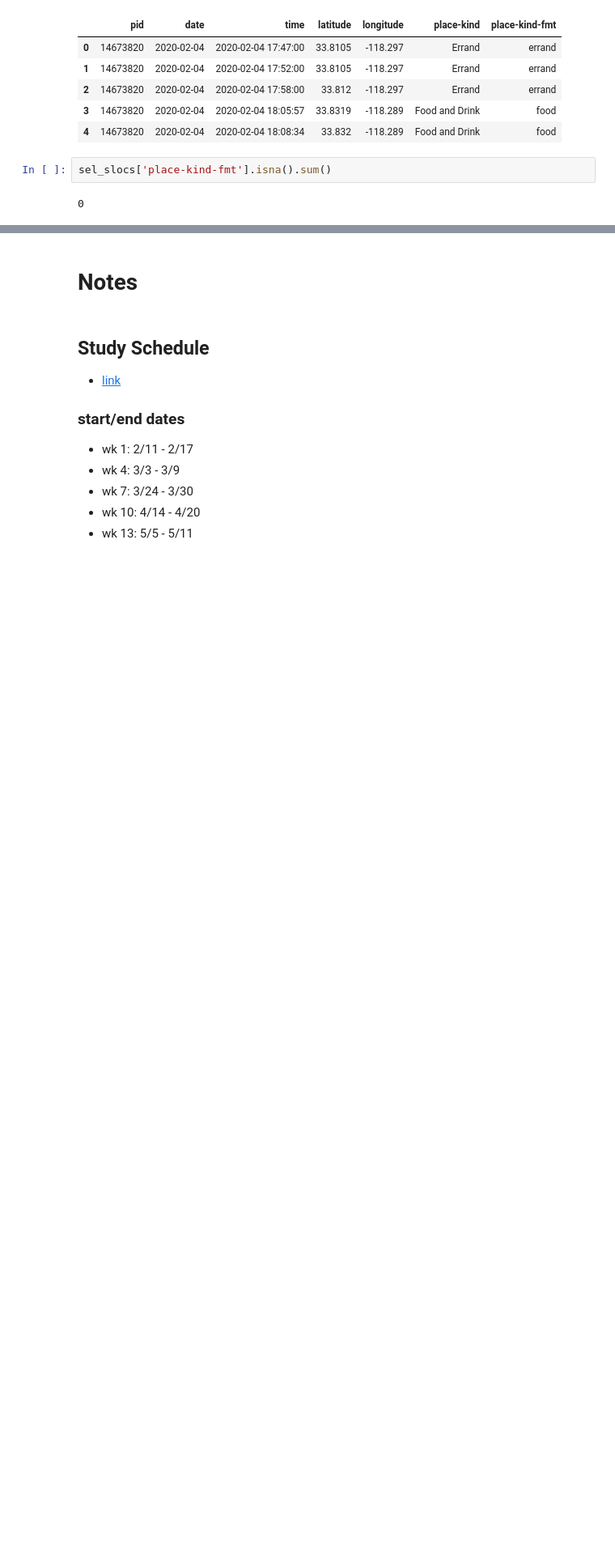
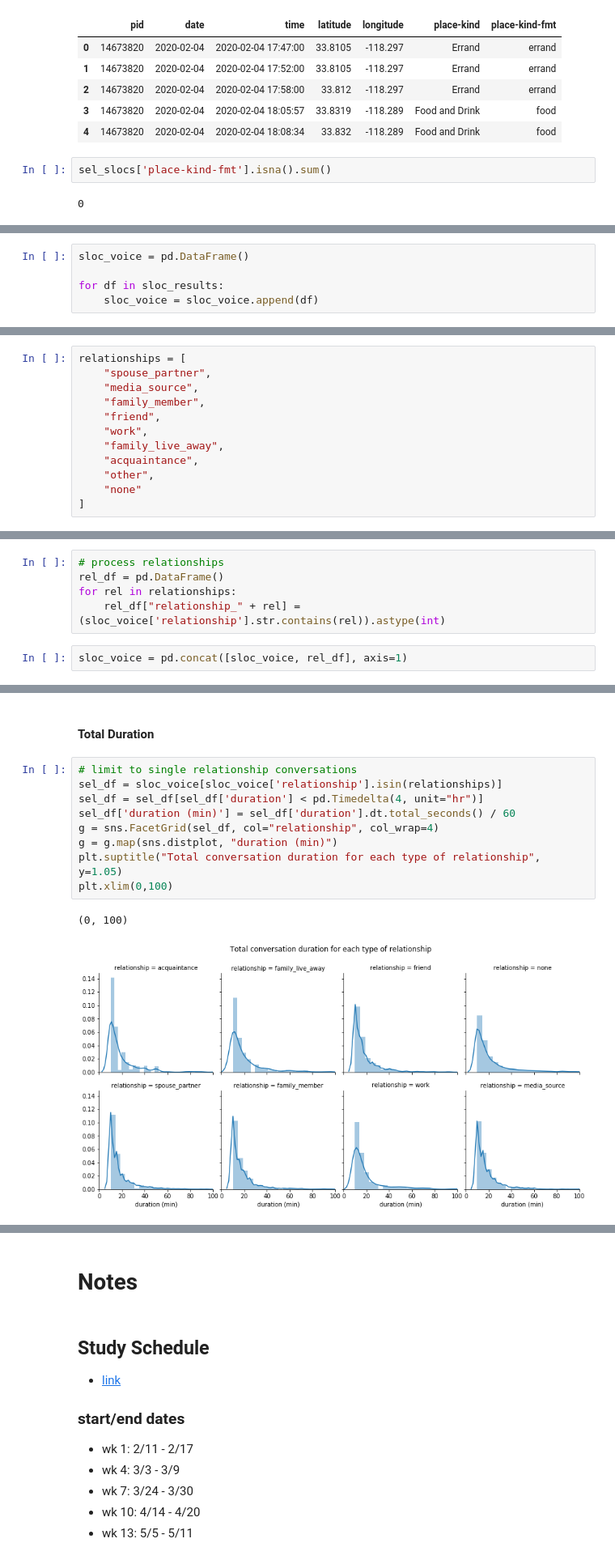
Before and after one commit to tliu526/lifesense, a Jupyter notebook: vad-exploration.ipynb, the cells around one changed output, grey strips where cells are left out. Shown at 81% size. Drawn from its saved outputs; the diff is of its cells as text; blank space fills up the shorter version.

```diff
--- a/vad-exploration.ipynb
+++ b/vad-exploration.ipynb
@@ -518,0 +487,5 @@ Wall time: 298 ms
+# %%
+sloc_voice = pd.DataFrame()
+
+for df in sloc_results:
+    sloc_voice = sloc_voice.append(df)
@@ -518,0 +504,12 @@ Wall time: 298 ms
+# %%
+relationships = [
+    "spouse_partner",
+    "media_source",
+    "family_member",
+    "friend",
+    "work",
+    "family_live_away",
+    "acquaintance",
+    "other",
+    "none"
+]
@@ -518,0 +530,7 @@ Wall time: 298 ms
+# %%
+# process relationships
+rel_df = pd.DataFrame()
+for rel in relationships:
+    rel_df["relationship_" + rel] = (sloc_voice['relationship'].str.contains(rel)).astype(int)
+# %%
+sloc_voice = pd.concat([sloc_voice, rel_df], axis=1)
@@ -518,0 +552,14 @@ Wall time: 298 ms
+# %% [markdown]
+#### Total Duration
+# %%
+# limit to single relationship conversations
+sel_df = sloc_voice[sloc_voice['relationship'].isin(relationships)]
+sel_df = sel_df[sel_df['duration'] < pd.Timedelta(4, unit="hr")]
+sel_df['duration (min)'] = sel_df['duration'].dt.total_seconds() / 60
+g = sns.FacetGrid(sel_df, col="relationship", col_wrap=4)
+g = g.map(sns.distplot, "duration (min)")
+plt.suptitle("Total conversation duration for each type of relationship", y=1.05)
+plt.xlim(0,100)
+# %% [output]
+(0, 100)
+[figure, added]
```
Also changed, not shown: parts of 40 cells of this notebook.
